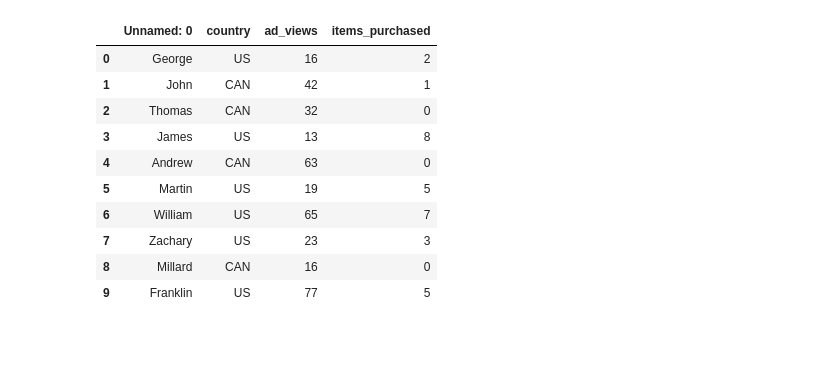
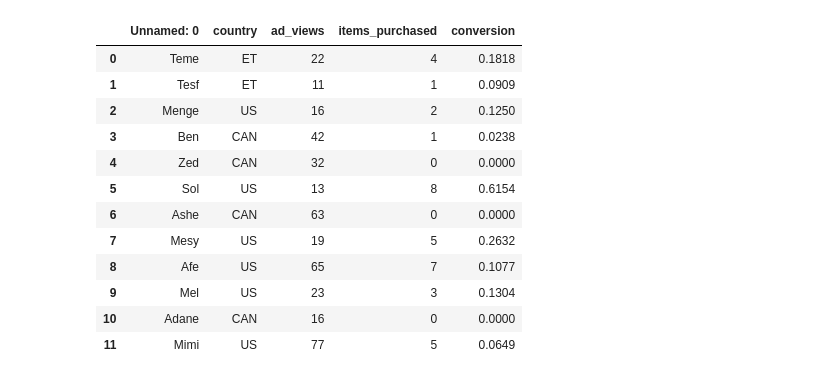
Before and after one commit to Afewerk/Data-Science, a Jupyter notebook: Assignment-plotting-basics.ipynb, the cells around one changed output. Cells and saved outputs as stored; diff of their text form; code cells hidden in the pictures; blank space fills up the shorter version.

```diff
--- a/Assignment-plotting-basics.ipynb
+++ b/Assignment-plotting-basics.ipynb
@@ -1,29 +3,28 @@
 # %%
-'''
-This code demonstrates the use of plotting techniques in python using matplotlib, pandas, and numpy libraries.
-Data will be passed using read_csv method or will be created in this code.
-'''
+
 #importing the neccessary libraries that are going to be used int his demonstration
 import numpy as np
 import pandas as pd
 import matplotlib.pyplot as plt
 %matplotlib inline
 
 #first data to work with
 df = pd.DataFrame(pd.read_csv('data\purchases.csv'))
 df
 # %% [output]
-|  | Unnamed: 0 | country | ad_views | items_purchased |
-| 0 | George | US | 16 | 2 |
-| 1 | John | CAN | 42 | 1 |
-| 2 | Thomas | CAN | 32 | 0 |
-| 3 | James | US | 13 | 8 |
-| 4 | Andrew | CAN | 63 | 0 |
-| 5 | Martin | US | 19 | 5 |
-| 6 | William | US | 65 | 7 |
-| 7 | Zachary | US | 23 | 3 |
-| 8 | Millard | CAN | 16 | 0 |
-| 9 | Franklin | US | 77 | 5 |
+|  | Unnamed: 0 | country | ad_views | items_purchased | conversion |
+| 0 | Teme | ET | 22 | 4 | 0.1818 |
+| 1 | Tesf | ET | 11 | 1 | 0.0909 |
+| 2 | Menge | US | 16 | 2 | 0.1250 |
+| 3 | Ben | CAN | 42 | 1 | 0.0238 |
+| 4 | Zed | CAN | 32 | 0 | 0.0000 |
+| 5 | Sol | US | 13 | 8 | 0.6154 |
+| 6 | Ashe | CAN | 63 | 0 | 0.0000 |
+| 7 | Mesy | US | 19 | 5 | 0.2632 |
+| 8 | Afe | US | 65 | 7 | 0.1077 |
+| 9 | Mel | US | 23 | 3 | 0.1304 |
+| 10 | Adane | CAN | 16 | 0 | 0.0000 |
+| 11 | Mimi | US | 77 | 5 | 0.0649 |
 # %%
 plt.figure(figsize=(10, 5))
 plt.subplot(1, 2, 1)
```
Also changed, not shown: parts of 12 cells of this notebook.
